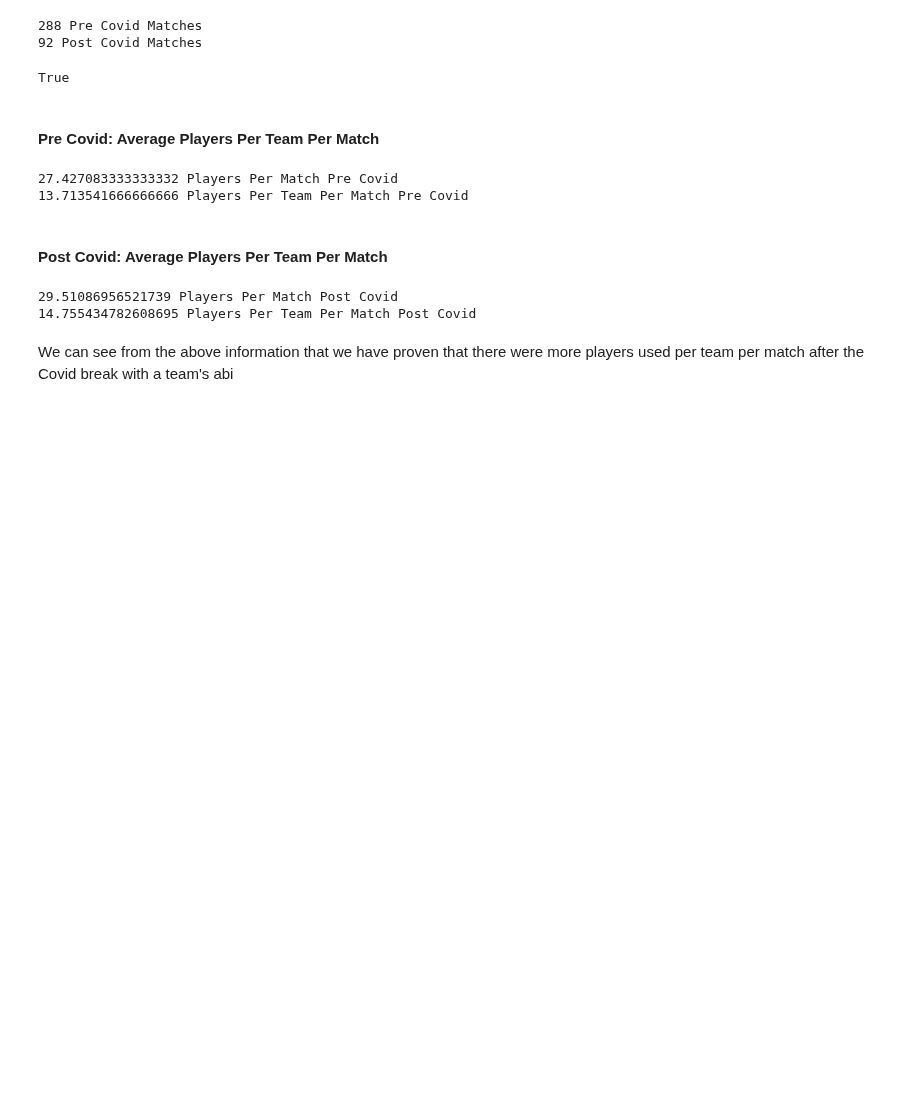
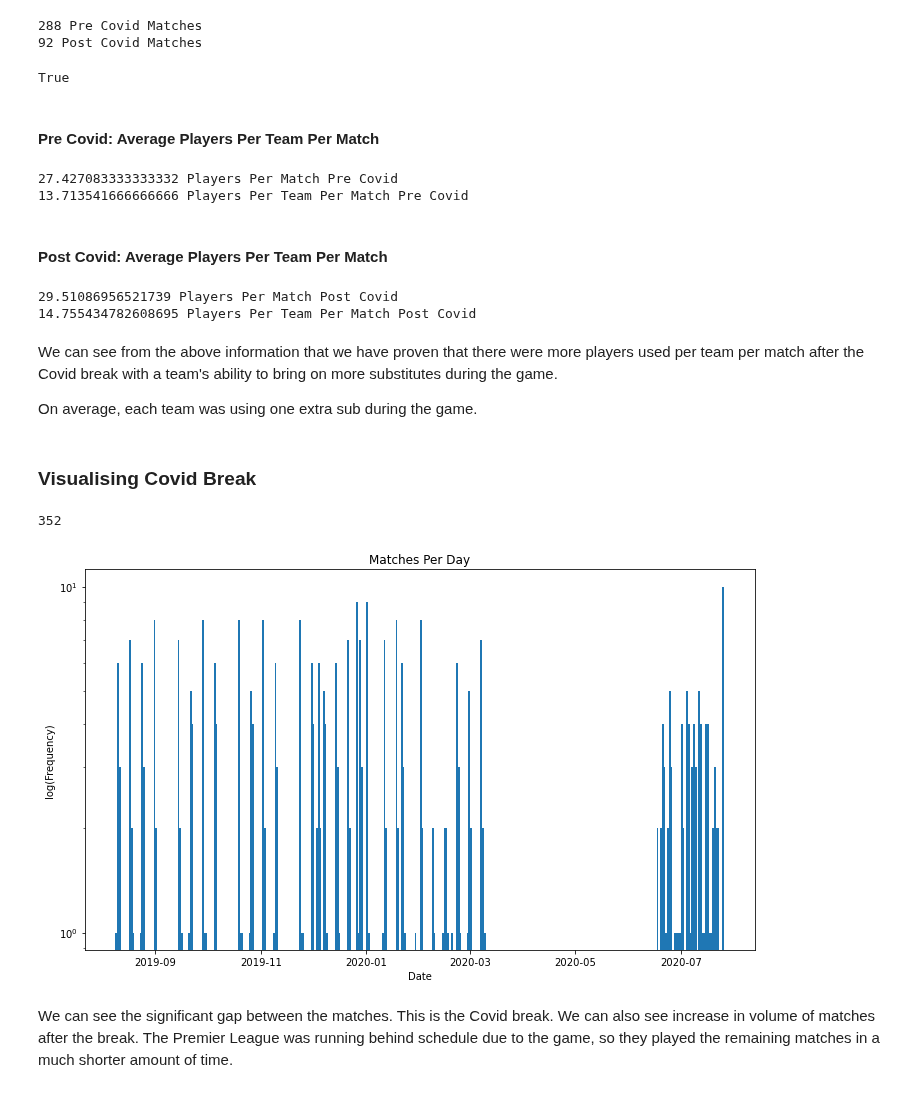
Before and after one commit to CharlesPeterMcCarthy/english-premier-league-2019-2020-statistical-analysis, a Jupyter notebook: epl-2019-2020.ipynb, the cells around one changed output. Cells and saved outputs as stored; diff of their text form; code cells hidden in the pictures; blank space fills up the shorter version.

Commit message:
Visualising Covid Break

```diff
--- a/epl-2019-2020.ipynb
+++ b/epl-2019-2020.ipynb
@@ -18,6 +18,8 @@ import matplotlib.pyplot as plt
 import pandas as pd
 import seaborn as sns
 import datetime
+
+plt.rcParams['figure.figsize'] = [12, 7]
 # %% [markdown]
 ## Dataset 1: Match Data
 # %% [markdown]
@@ -525,13 +527,17 @@ sorted_matches_by_date = matches_df.sort_values('date')
 # %%
 # First day of the season
 
-sorted_matches_by_date.date.iloc[0]
+season_start_date = sorted_matches_by_date.date.iloc[0]
+
+season_start_date
 # %% [output]
 Timestamp('2019-08-09 00:00:00')
 # %%
 # Last day of the season
 
-sorted_matches_by_date.date.iloc[-1]
+season_end_date = sorted_matches_by_date.date.iloc[-1]
+
+season_end_date
 # %% [output]
 Timestamp('2020-07-26 00:00:00')
 # %% [markdown]
@@ -1050,4 +1056,27 @@ print(players_per_team_post_covid, 'Players Per Team Per Match Post Covid')
 29.51086956521739 Players Per Match Post Covid
 14.755434782608695 Players Per Team Per Match Post Covid
 # %% [markdown]
-We can see from the above information that we have proven that there were more players used per team per match after the Covid break with a team's abi
+We can see from the above information that we have proven that there were more players used per team per match after the Covid break with a team's ability to bring on more substitutes during the game.
+
+On average, each team was using one extra sub during the game.
+# %% [markdown]
+### Visualising Covid Break
+# %%
+season_length_in_days = (season_end_date - season_start_date).days
+
+season_length_in_days
+# %% [output]
+352
+# %%
+plt.hist(matches_df.date, log=True, bins=season_length_in_days)
+plt.xlabel('Date')
+plt.ylabel('log(Frequency)')
+plt.title('Matches Per Day')
+
+
+plt.show();
+# %% [output]
+[figure, added]
+# %% [markdown]
+We can see the significant gap between the matches. This is the Covid break.
+We can also see increase in volume of matches after the break. The Premier League was running behind schedule due to the game, so they played the remaining matches in a much shorter amount of time.
```
